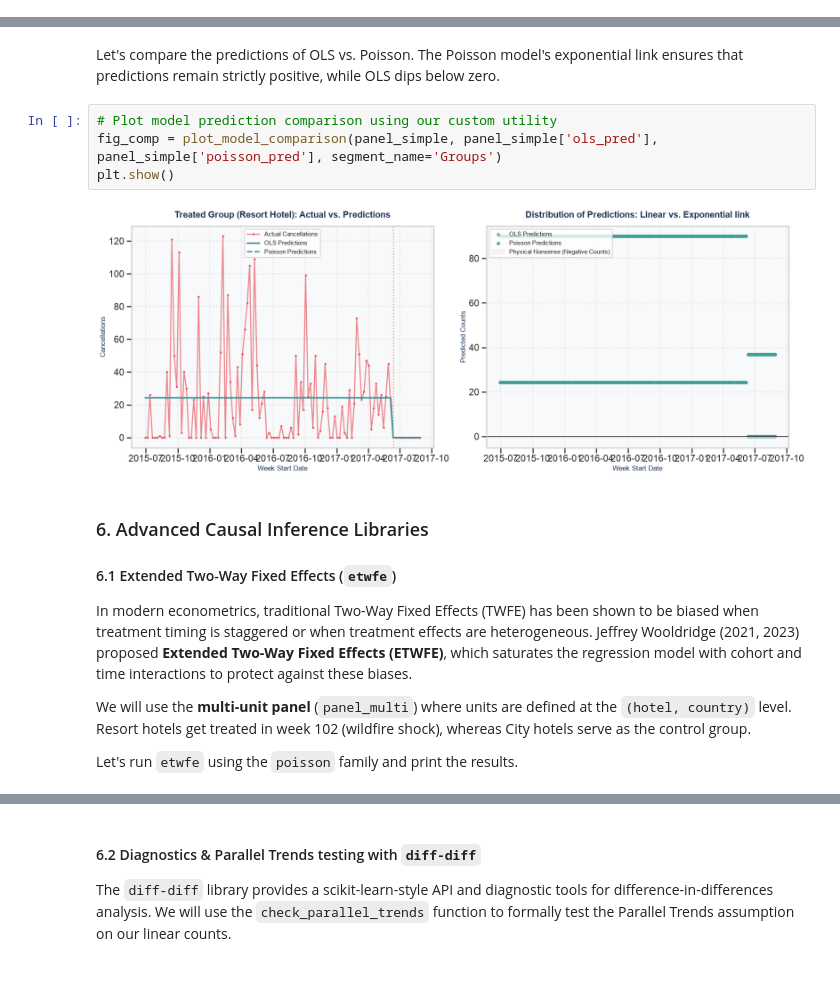
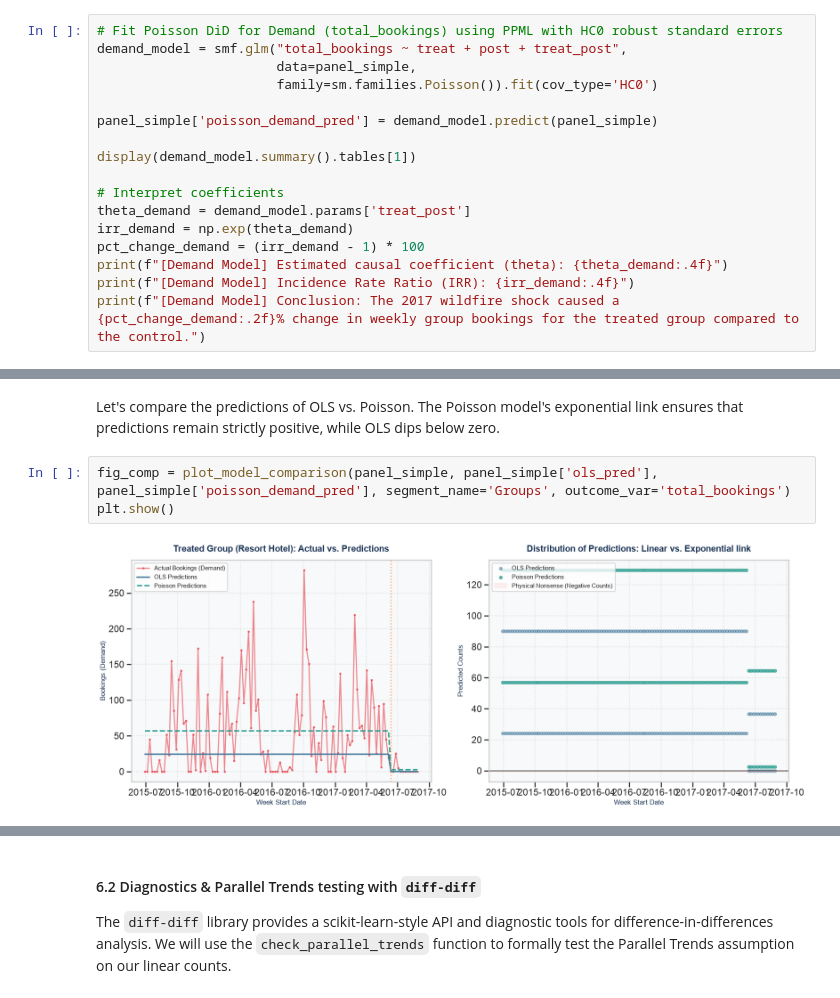
Before and after one commit to sam-tritto/hotel-cancellations-and-mega-wildfires, a Jupyter notebook: poisson_did_tutorial.ipynb, the cells around one changed output, grey strips where cells are left out. Drawn from its saved outputs; the diff is of its cells as text.

```diff
--- a/poisson_did_tutorial.ipynb
+++ b/poisson_did_tutorial.ipynb
@@ -186,0 +198,17 @@ Let's fit Poisson DiD using `statsmodels` GLM with a Poisson family and HC0 robu
+# %%
+# Fit Poisson DiD for Demand (total_bookings) using PPML with HC0 robust standard errors
+demand_model = smf.glm("total_bookings ~ treat + post + treat_post",
+                       data=panel_simple,
+                       family=sm.families.Poisson()).fit(cov_type='HC0')
+
+panel_simple['poisson_demand_pred'] = demand_model.predict(panel_simple)
+
+display(demand_model.summary().tables[1])
+
+# Interpret coefficients
+theta_demand = demand_model.params['treat_post']
+irr_demand = np.exp(theta_demand)
+pct_change_demand = (irr_demand - 1) * 100
+print(f"[Demand Model] Estimated causal coefficient (theta): {theta_demand:.4f}")
+print(f"[Demand Model] Incidence Rate Ratio (IRR): {irr_demand:.4f}")
+print(f"[Demand Model] Conclusion: The 2017 wildfire shock caused a {pct_change_demand:.2f}% change in weekly group bookings for the treated group compared to the control.")
@@ -213,18 +254,7 @@ Conclusion: The 2017 wildfire shock caused a -100.00% change in weekly cancellat
 # %% [markdown]
 Let's compare the predictions of OLS vs. Poisson. The Poisson model's exponential link ensures that predictions remain strictly positive, while OLS dips below zero.
 # %%
-# Plot model prediction comparison using our custom utility
-fig_comp = plot_model_comparison(panel_simple, panel_simple['ols_pred'], panel_simple['poisson_pred'], segment_name='Groups')
+fig_comp = plot_model_comparison(panel_simple, panel_simple['ols_pred'], panel_simple['poisson_demand_pred'], segment_name='Groups', outcome_var='total_bookings')
 plt.show()
 # %% [output]
-[figure, old version]
+[figure, new version]
-# %% [markdown]
-### 6. Advanced Causal Inference Libraries
-
-#### 6.1 Extended Two-Way Fixed Effects (`etwfe`)
-
-In modern econometrics, traditional Two-Way Fixed Effects (TWFE) has been shown to be biased when treatment timing is staggered or when treatment effects are heterogeneous. Jeffrey Wooldridge (2021, 2023) proposed **Extended Two-Way Fixed Effects (ETWFE)**, which saturates the regression model with cohort and time interactions to protect against these biases.
-
-We will use the **multi-unit panel** (`panel_multi`) where units are defined at the `(hotel, country)` level. Resort hotels get treated in week 102 (wildfire shock), whereas City hotels serve as the control group.
-
-Let's run `etwfe` using the `poisson` family and print the results.
```
Also changed, not shown: parts of 18 cells of this notebook, 2 other files.
